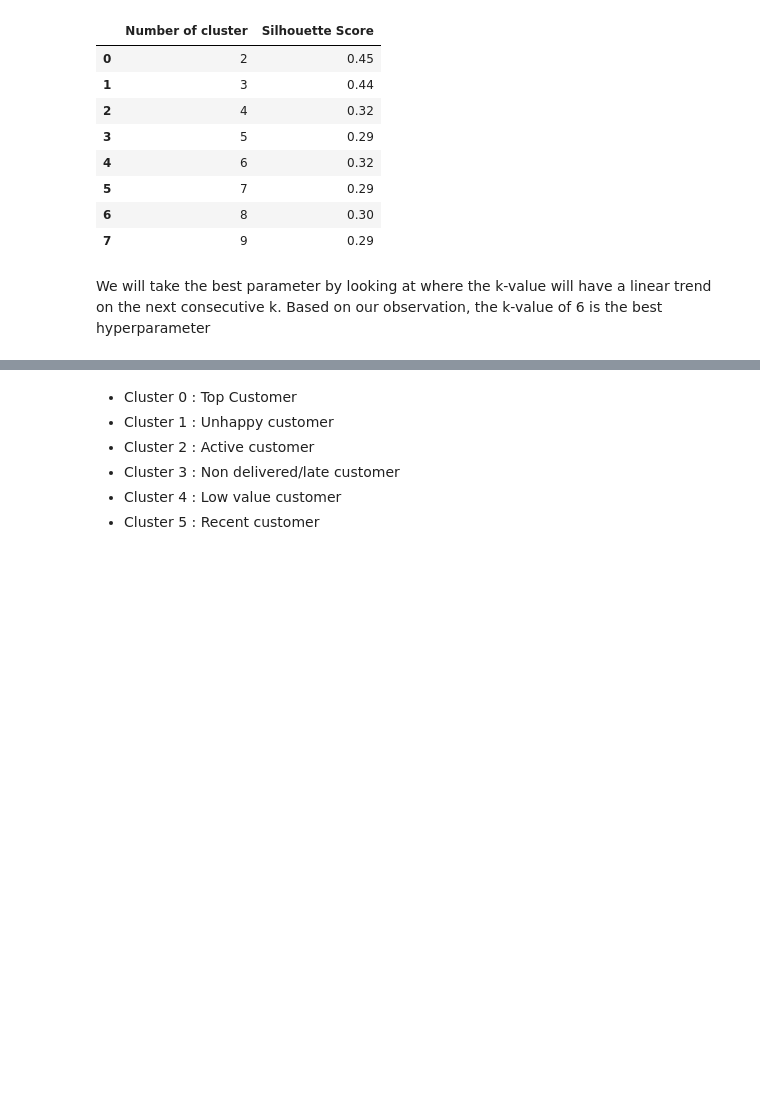
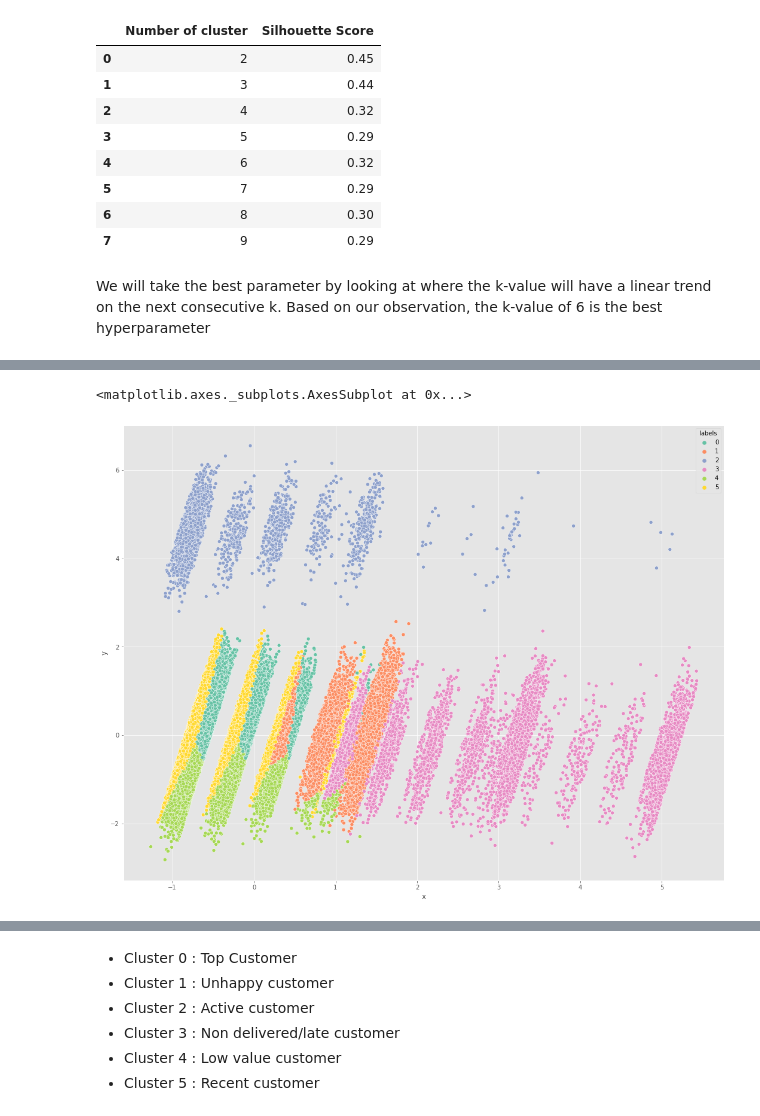
Before and after one commit to mariusbiteau/Ecommerce-Customer-Segmentation, a Jupyter notebook: Segmentation_Ecommerce_Customer_Segmentation_ipynb.ipynb, the cells around one changed output, grey strips where cells are left out. Cells and saved outputs as stored; diff of their text form; code cells hidden in the pictures; blank space fills up the shorter version.

```diff
--- a/Segmentation_Ecommerce_Customer_Segmentation_ipynb.ipynb
+++ b/Segmentation_Ecommerce_Customer_Segmentation_ipynb.ipynb
@@ -654,0 +762,17 @@ cluster_labels = kmeans.labels_
+# %%
+def prepare_pca(n_components, data, kmeans_labels):
+    names = ['x', 'y', 'z']
+    matrix = PCA(n_components=n_components).fit_transform(data)
+    df_matrix = pd.DataFrame(matrix)
+    df_matrix.rename({i:names[i] for i in range(n_components)}, axis=1, inplace=True)
+    df_matrix['labels'] = kmeans_labels
+
+    return df_matrix
+# %%
+pca_df = prepare_pca(2, std_customer_km.drop(columns='cluster'), cluster_labels)
+plt.figure(figsize=(10, 6))
+sns.scatterplot(x=pca_df.x, y=pca_df.y, hue=pca_df.labels,
+                palette="Set2")
+# %% [output]
+<matplotlib.axes._subplots.AxesSubplot at 0x...>
+[figure, added]
```
Also changed, not shown: parts of 26 cells of this notebook.
